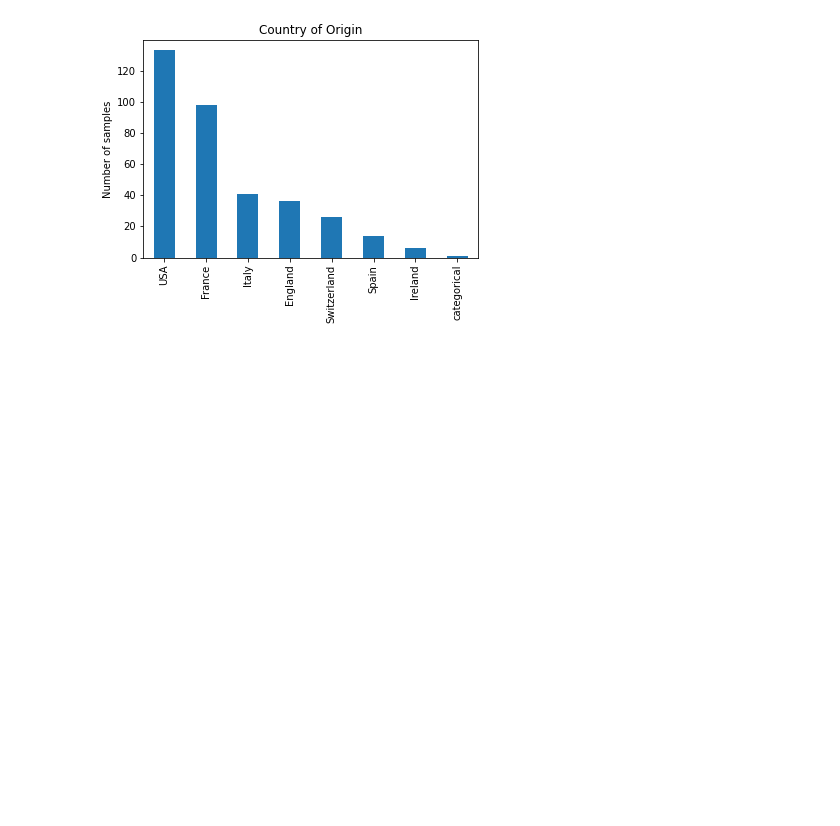
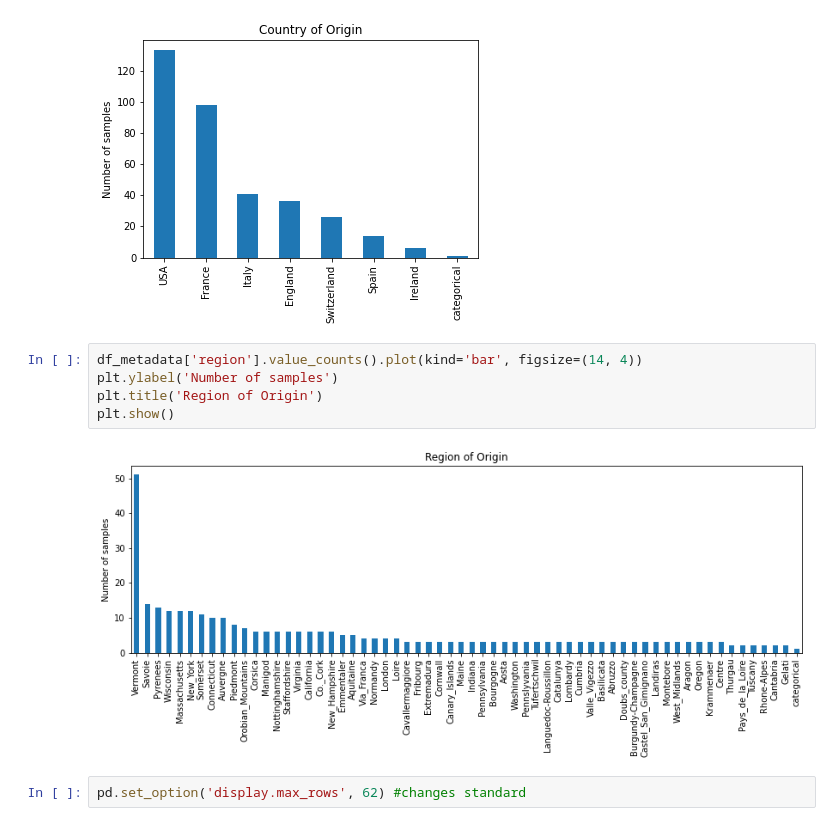
Before and after one commit to besutter1/Cheez-Eyez, a Jupyter notebook: metadata.ipynb, the cells around one changed output. Saved outputs shown, nothing was run; the diff lists cells and outputs as text; blank space fills up the shorter version.

Commit message:
Analysis of region of origin including boxplot and value_count

```diff
--- a/metadata.ipynb
+++ b/metadata.ipynb
@@ -100,3 +100,12 @@ plt.title('Country of Origin')
 plt.show()
 # %% [output]
 [figure]
+# %%
+df_metadata['region'].value_counts().plot(kind='bar', figsize=(14, 4))
+plt.ylabel('Number of samples')
+plt.title('Region of Origin')
+plt.show()
+# %% [output]
+[figure, added]
+# %%
+pd.set_option('display.max_rows', 62) #changes standard
```
Also changed, not shown: parts of 1 cell of this notebook.
